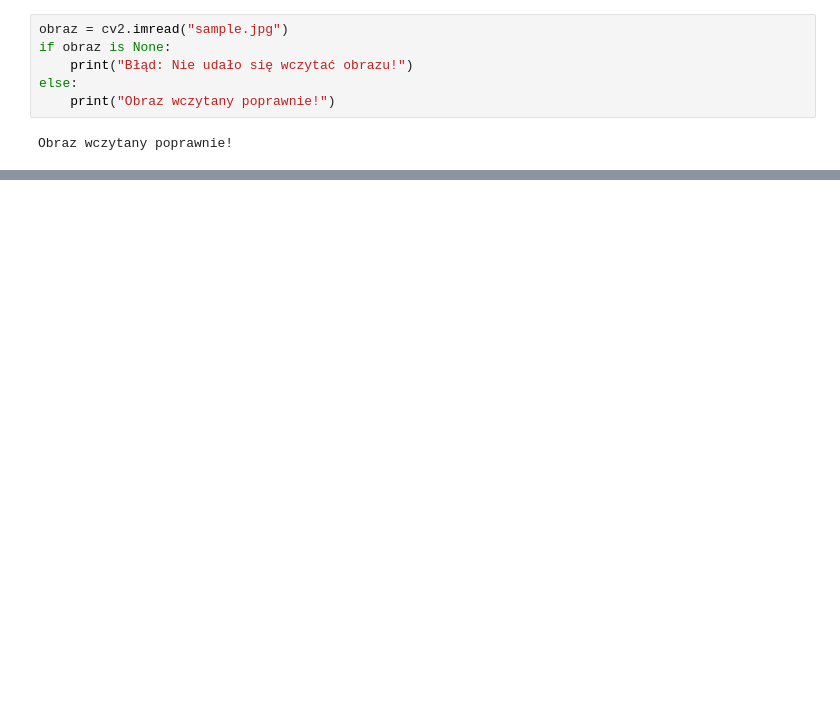
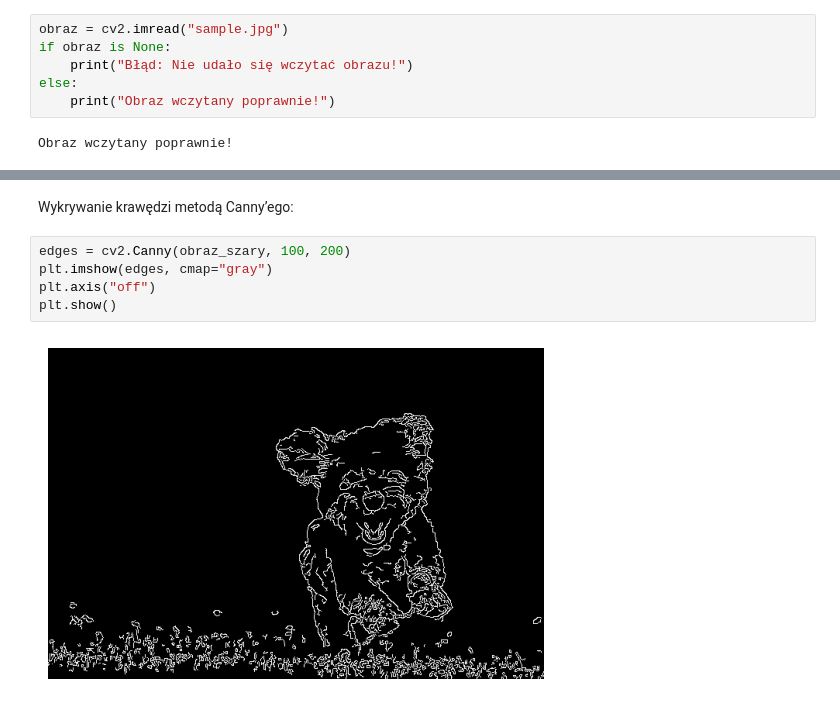
Before and after one commit to kat-pierzchala/OpenCV_Scikit-image, a Jupyter notebook: OpenCV_SKI.ipynb, the cells around one changed output, grey strips where cells are left out. Cells and saved outputs as stored; diff of their text form; blank space fills up the shorter version.

```diff
--- a/OpenCV_SKI.ipynb
+++ b/OpenCV_SKI.ipynb
@@ -51,0 +66,9 @@ plt.show()
+# %% [markdown]
+Wykrywanie krawędzi metodą Canny’ego:
+# %%
+edges = cv2.Canny(obraz_szary, 100, 200)
+plt.imshow(edges, cmap="gray")
+plt.axis("off")
+plt.show()
+# %% [output]
+[figure, added]
```
Also changed, not shown: parts of 10 cells of this notebook, 1 other file.
